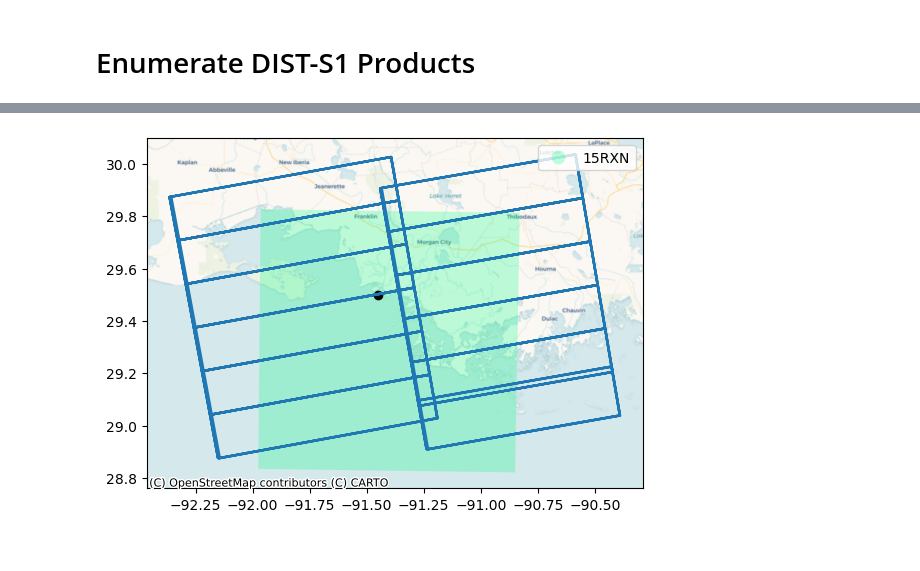
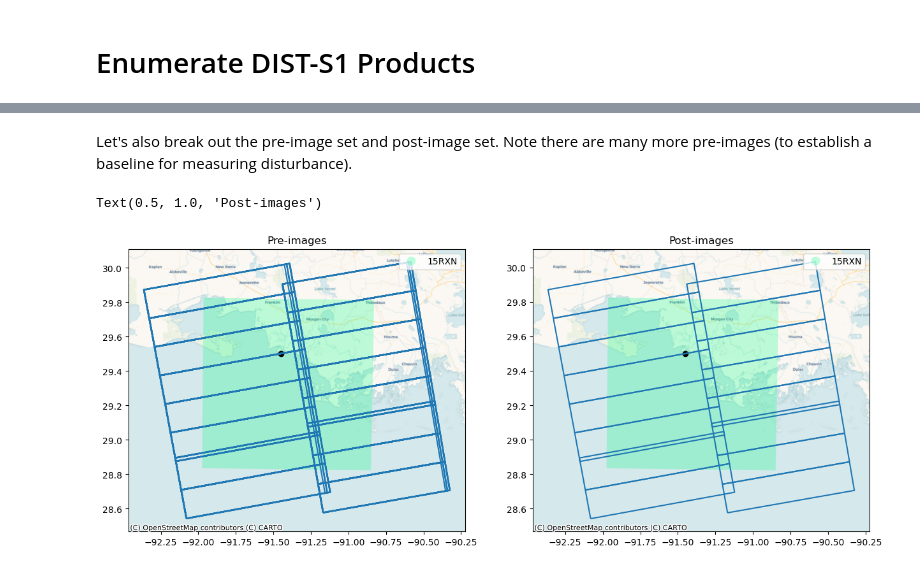
Before and after one commit to opera-adt/dist-s1-enumerator, a Jupyter notebook: notebooks/B__Enumerate_MGRS_tile.ipynb, the cells around one changed output, grey strips where cells are left out. Cells and saved outputs as stored; diff of their text form; code cells hidden in the pictures.

Commit message:
include more details, fix imports, and use black nb formatting

```diff
--- a/notebooks/B__Enumerate_MGRS_tile.ipynb
+++ b/notebooks/B__Enumerate_MGRS_tile.ipynb
@@ -72,15 +72,16 @@ df_bursts.head()
 # %%
 fig, ax = plt.subplots()
 df_mgrs_tiles_plot = df_mgrs_tiles.copy()
-df_mgrs_tiles_plot.plot(column='mgrs_tile_id', categorical=True, ax=ax, alpha=.2)
+df_mgrs_tiles_plot.plot(
+    column="mgrs_tile_id", categorical=True, ax=ax, alpha=0.2
+)
 df_aoi.plot(ax=ax)
 df_bursts_plot = df_bursts.copy()
 df_bursts_plot.geometry = df_bursts_plot.geometry.boundary
-df_bursts_plot.plot(column='track_number', categorical=True, ax=ax, legend=True)
-ctx.add_basemap(ax,
-                crs=df_mgrs_tiles.crs.to_string(),
-                source=ctx.providers.CartoDB.Voyager
-                )
+df_bursts_plot.plot(column="track_number", categorical=True, ax=ax, legend=True)
+ctx.add_basemap(
+    ax, crs=df_mgrs_tiles.crs.to_string(), source=ctx.providers.CartoDB.Voyager
+)
 # %% [output]
 [figure]
 # %% [markdown]
@@ -92,4 +91,7 @@ from dist_s1_enumerator.asf import get_rtc_s1_ts_metadata_from_mgrs_tiles
 # %%
-df_ts = get_rtc_s1_ts_metadata_from_mgrs_tiles([MGRS_TILE], track_numbers=[63])
+df_ts = get_rtc_s1_ts_metadata_from_mgrs_tiles(
+    MGRS_TILE_IDS,
+    # track_numbers=[63]
+)
 df_ts.head(5)
 # %% [output]
@@ -102,6 +104,6 @@ df_ts.head(5)
 # %% [markdown]
 # Enumerate DIST-S1 Products
 # %%
-df_products = enumerate_dist_s1_products(df_ts, [MGRS_TILE])
+df_products = enumerate_dist_s1_products(df_ts, MGRS_TILE_IDS)
 df_products.head()
 # %% [output]
@@ -141,12 +162,38 @@ df_products[PROD_IND].head()
+# %% [markdown]
+Let's also break out the pre-image set and post-image set. Note there are many more pre-images (to establish a baseline for measuring disturbance).
 # %%
-fig, ax = plt.subplots()
+fig, axs = plt.subplots(1, 2, figsize=(15, 10))
 
-df_mgrs_tiles_plot.plot(column='mgrs_tile_id', categorical=True, legend=True, ax=ax, alpha=.25, cmap='winter_r')
-df_aoi.plot(ax=ax, color='black')
-df_products[df_products.product_id == 0].boundary.plot(ax=ax)
-ctx.add_basemap(ax,
-                crs=df_mgrs_tiles.crs.to_string(),
-                source=ctx.providers.CartoDB.Voyager
-                )
+for ax in axs:
+    df_mgrs_tiles_plot.plot(
+        column="mgrs_tile_id",
+        categorical=True,
+        legend=True,
+        ax=ax,
+        alpha=0.25,
+        cmap="winter_r",
+    )
+    df_aoi.plot(ax=ax, color="black")
+
+
+# pre-images
+df_pre_prod.boundary.plot(ax=axs[0])
+ctx.add_basemap(
+    axs[0],
+    crs=df_mgrs_tiles.crs.to_string(),
+    source=ctx.providers.CartoDB.Voyager,
+)
+axs[0].set_title("Pre-images")
+
+
+# Post-image
+df_post_prod.boundary.plot(ax=axs[1])
+ctx.add_basemap(
+    axs[1],
+    crs=df_mgrs_tiles.crs.to_string(),
+    source=ctx.providers.CartoDB.Voyager,
+)
+axs[1].set_title("Post-images")
 # %% [output]
+Text(0.5, 1.0, 'Post-images')
-[figure, old version]
+[figure, new version]
```
Also changed, not shown: parts of 22 cells of this notebook, 2 other files.
